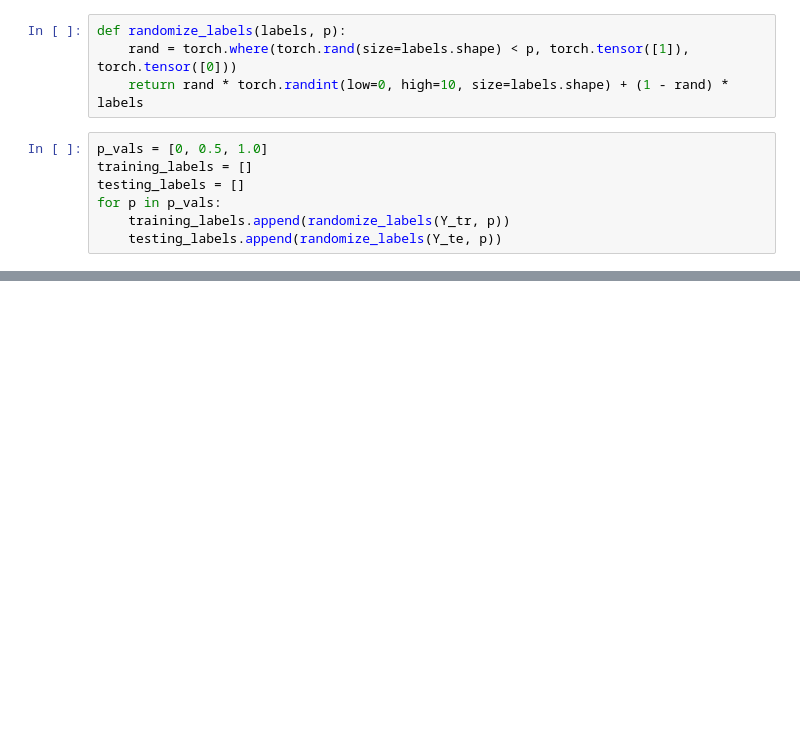
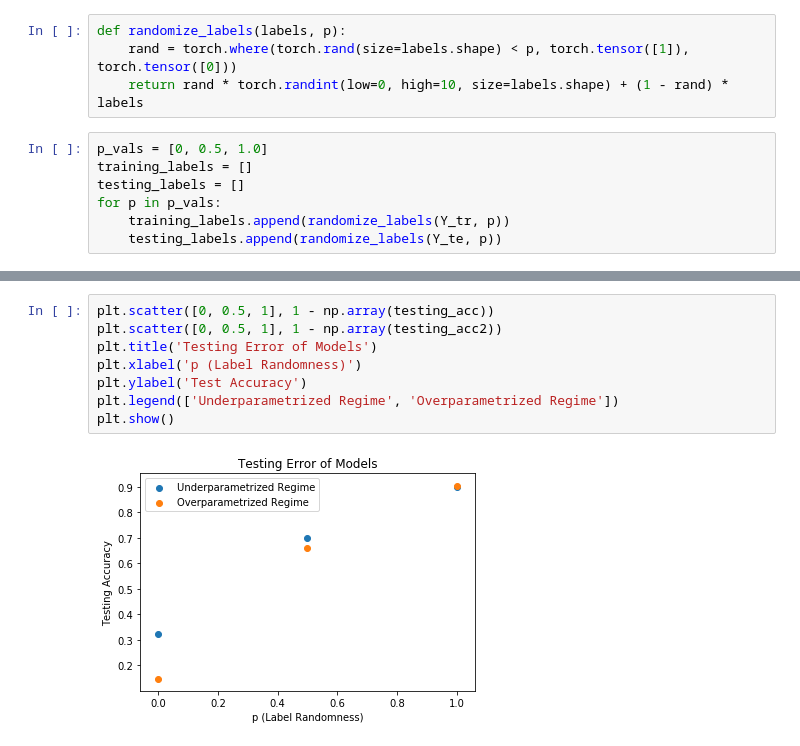
Before and after one commit to greenFantasy/mltheoryseminar, a Jupyter notebook: code/hw0/simple_train.ipynb, the cells around one changed output, grey strips where cells are left out. Drawn from its saved outputs; the diff is of its cells as text; blank space fills up the shorter version.

```diff
--- a/code/hw0/simple_train.ipynb
+++ b/code/hw0/simple_train.ipynb
@@ -634,0 +430,10 @@ training_errors
+# %%
+plt.scatter([0, 0.5, 1], 1 - np.array(testing_acc))
+plt.scatter([0, 0.5, 1], 1 - np.array(testing_acc2))
+plt.title('Testing Error of Models')
+plt.xlabel('p (Label Randomness)')
+plt.ylabel('Test Accuracy')
+plt.legend(['Underparametrized Regime', 'Overparametrized Regime'])
+plt.show()
+# %% [output]
+[figure, added]
```
Also changed, not shown: parts of 13 cells of this notebook.
